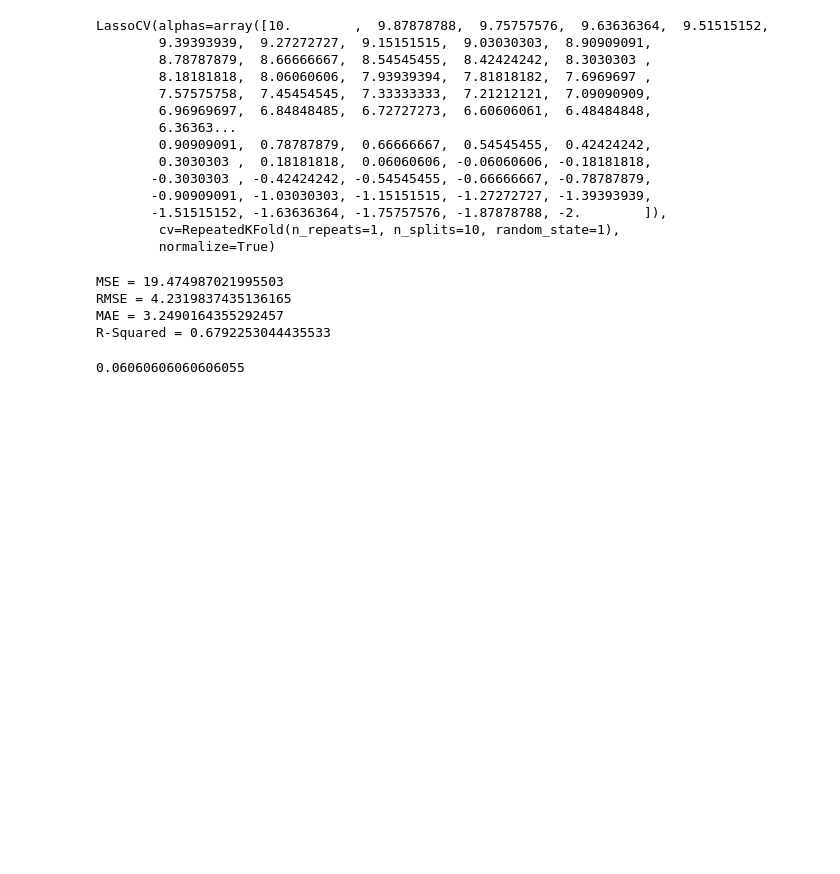
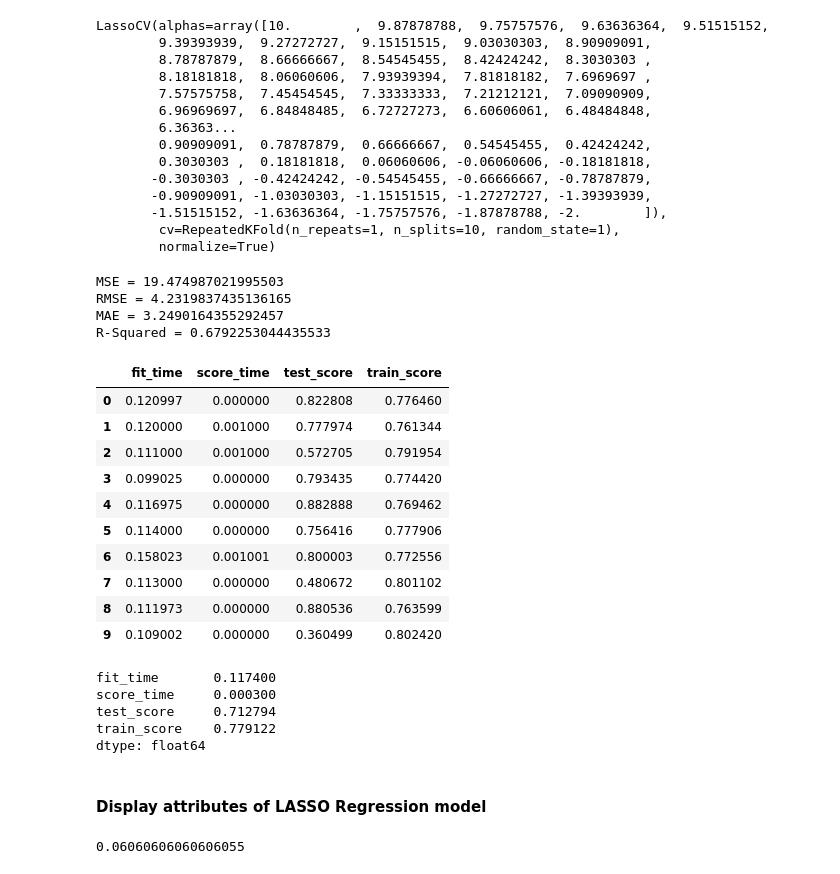
Before and after one commit to mwalbers1/DSC-609-Summer-2022, a Jupyter notebook: module-2-regularization.ipynb, the cells around one changed output. Cells and saved outputs as stored; diff of their text form; code cells hidden in the pictures; blank space fills up the shorter version.

```diff
--- a/module-2-regularization.ipynb
+++ b/module-2-regularization.ipynb
@@ -691,6 +749,34 @@ MSE = 19.474987021995503
 RMSE = 4.2319837435136165
 MAE = 3.2490164355292457
 R-Squared = 0.6792253044435533
+# %%
+lasso_ridge_results = cross_validate_model(lasso, X, y)
+# %%
+lasso_ridge_df = pd.DataFrame(lasso_ridge_results)
+# %%
+lasso_ridge_df
+# %% [output]
+|  | fit_time | score_time | test_score | train_score |
+| 0 | 0.120997 | 0.000000 | 0.822808 | 0.776460 |
+| 1 | 0.120000 | 0.001000 | 0.777974 | 0.761344 |
+| 2 | 0.111000 | 0.001000 | 0.572705 | 0.791954 |
+| 3 | 0.099025 | 0.000000 | 0.793435 | 0.774420 |
+| 4 | 0.116975 | 0.000000 | 0.882888 | 0.769462 |
+| 5 | 0.114000 | 0.000000 | 0.756416 | 0.777906 |
+| 6 | 0.158023 | 0.001001 | 0.800003 | 0.772556 |
+| 7 | 0.113000 | 0.000000 | 0.480672 | 0.801102 |
+| 8 | 0.111973 | 0.000000 | 0.880536 | 0.763599 |
+| 9 | 0.109002 | 0.000000 | 0.360499 | 0.802420 |
+# %%
+lasso_ridge_df.mean()
+# %% [output]
+fit_time       0.117400
+score_time     0.000300
+test_score     0.712794
+train_score    0.779122
+dtype: float64
+# %% [markdown]
+#### Display attributes of LASSO Regression model
 # %%
 lasso.alpha_
 # %% [output]
```
Also changed, not shown: parts of 19 cells of this notebook.
